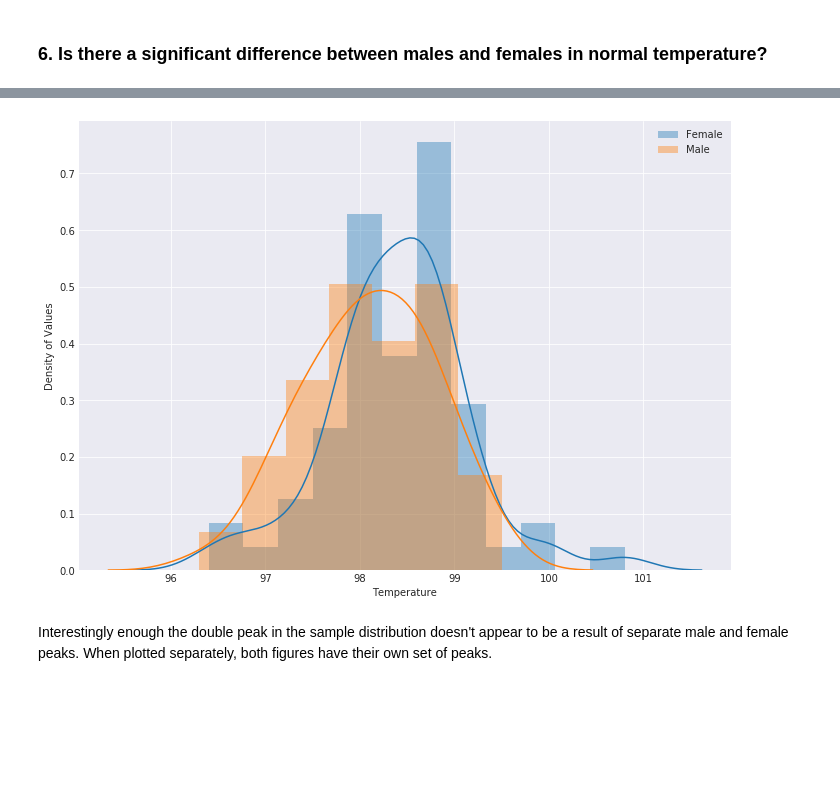
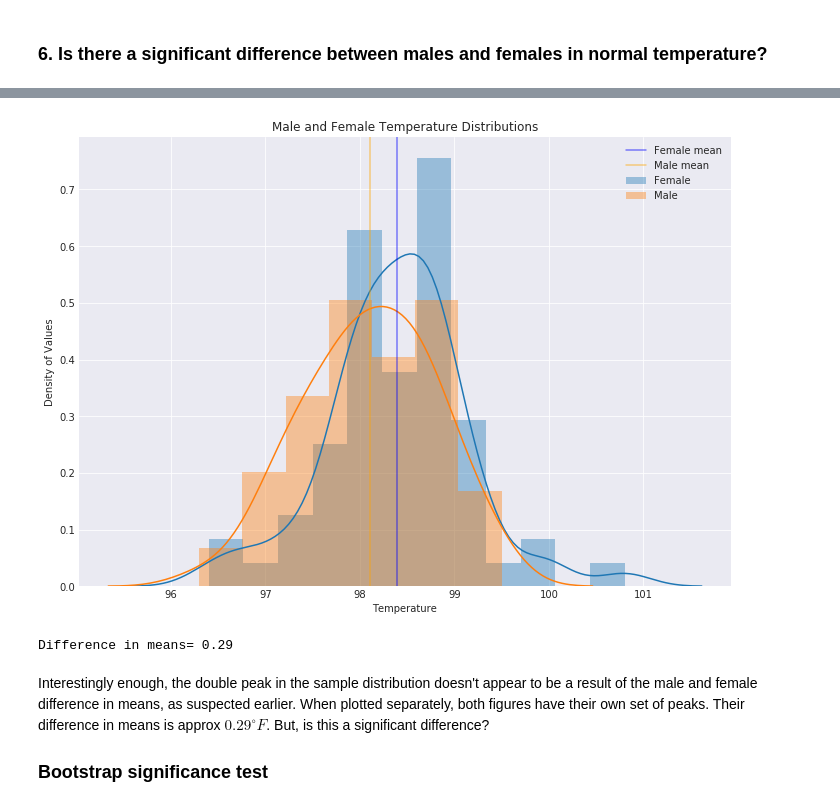
Before and after one commit to Nhorning/EDA_human_temperature, a Jupyter notebook: sliderule_dsi_inferential_statistics_exercise_1.ipynb, the cells around one changed output, grey strips where cells are left out. Drawn from its saved outputs; the diff is of its cells as text; code cells hidden in the pictures; blank space fills up the shorter version.

```diff
--- a/sliderule_dsi_inferential_statistics_exercise_1.ipynb
+++ b/sliderule_dsi_inferential_statistics_exercise_1.ipynb
@@ -429,19 +437,32 @@ print(round(f_interval[0],2),round(f_interval[1],2))
 # %%
 #plot male and female temperature samples.
 f, ax = plt.subplots(1,1)
 sns.distplot(female, ax=ax, label='Female')
 sns.distplot(male, ax=ax, label='Male')
+
+#generate basic statististics.
+male_mu = np.mean(male)
+female_mu = np.mean(female)
+delta = female_mu - male_mu
+
+ax.axvline(female_mu, c='b', alpha=.5, label='Female mean')
+ax.axvline(male_mu, c='orange', alpha=.5, label='Male mean')
 f.set_size_inches(A4)
 sns.despine()
 ax.set_xlabel('Temperature')
 ax.set_ylabel('Density of Values')
-ax1.set_title('Male and Female Temperature distrobutions')
+ax.set_title('Male and Female Temperature Distributions')
 plt.legend()
 plt.show()
+
+print('Difference in means=', round(delta, 2))
 # %% [output]
-[figure, old version]
+[figure, new version]
+Difference in means= 0.29
 # %% [markdown]
-Interestingly enough the double peak in the sample distribution doesn't appear to be a result of separate male and female peaks.  When plotted separately, both figures have their own set of peaks.
+Interestingly enough, the double peak in the sample distribution doesn't appear to be a result of the male and female difference in means, as suspected earlier.  When plotted separately, both figures have their own set of peaks.  Their difference in means is approx $0.29^\circ F$. But, is this a significant difference?
+
+### Bootstrap significance test
 # %%
 #Plot bootstrap samples of male and female
 np.random.seed(42)
```
Also changed, not shown: parts of 12 cells of this notebook.
